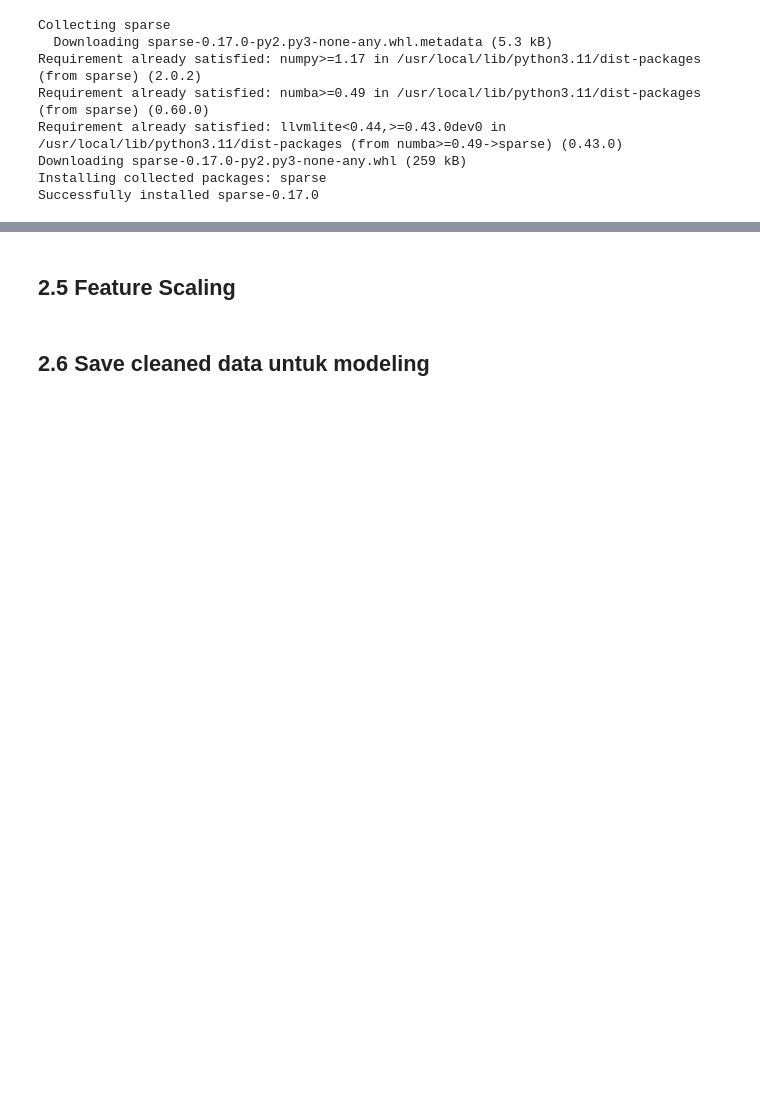
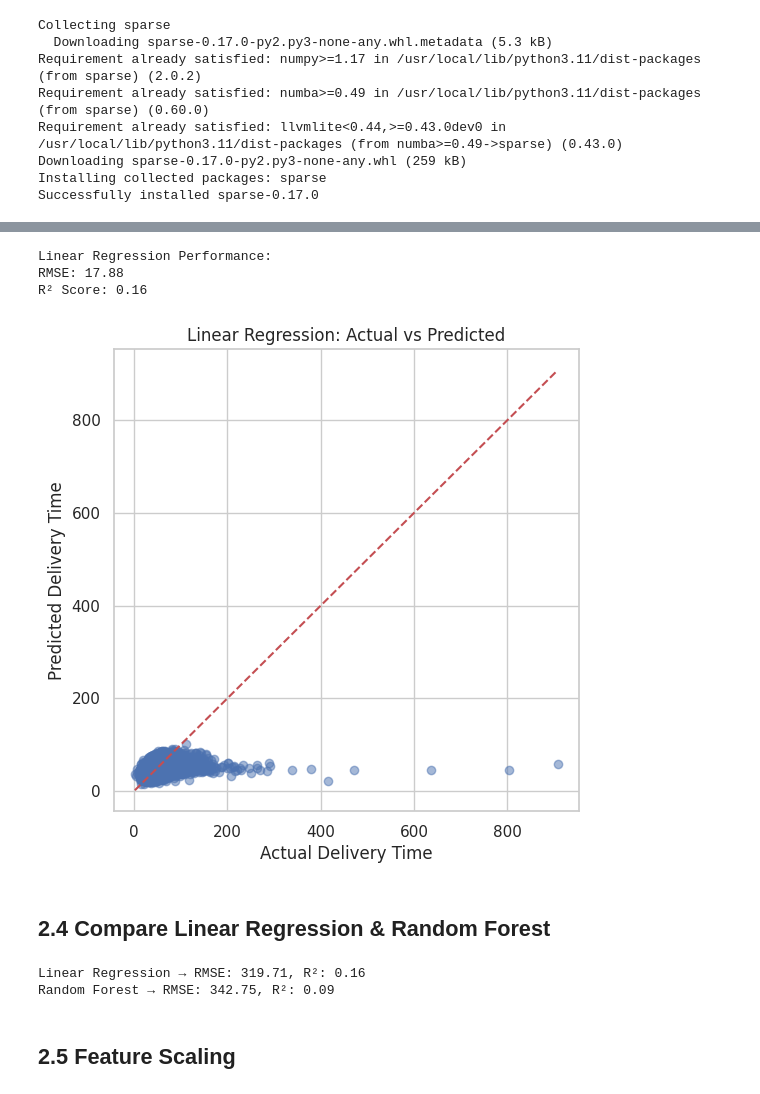
Before and after one commit to heyitzrizki/final-project-ds49-group3, a Jupyter notebook: eda & preprocessing/eda_&_pre_processing.ipynb, the cells around one changed output, grey strips where cells are left out. Drawn from its saved outputs; the diff is of its cells as text; code cells hidden in the pictures; blank space fills up the shorter version.

```diff
--- a/eda & preprocessing/eda_&_pre_processing.ipynb
+++ b/eda & preprocessing/eda_&_pre_processing.ipynb
@@ -831,4 +899,49 @@ NameError: name 'encoder' is not defined
+# %%
+# Initialize and train the model
+lr = LinearRegression()
+lr.fit(X_train_processed, y_train)
+
+# Predict on the test set
+y_pred_lr = lr.predict(X_test_processed)
+# %%
+# Evaluate Model
+
+mse = mean_squared_error(y_test, y_pred_lr)
+rmse = np.sqrt(mse)
+r2 = r2_score(y_test, y_pred_lr)
+
+print(f"Linear Regression Performance:")
+print(f"RMSE: {rmse:.2f}")
+print(f"R² Score: {r2:.2f}")
+# %% [output]
+Linear Regression Performance:
+RMSE: 17.88
+R² Score: 0.16
+# %%
+import matplotlib.pyplot as plt
+
+plt.figure(figsize=(6, 6))
+plt.scatter(y_test, y_pred_lr, alpha=0.5)
+plt.plot([y_test.min(), y_test.max()], [y_test.min(), y_test.max()], 'r--')
+plt.xlabel("Actual Delivery Time")
+plt.ylabel("Predicted Delivery Time")
+plt.title("Linear Regression: Actual vs Predicted")
+plt.grid(True)
+plt.show()
+# %% [output]
+[figure, added]
+# %% [markdown]
+## 2.4 Compare Linear Regression & Random Forest
+# %%
+def evaluate(y_true, y_pred, model_name):
+    rmse = mean_squared_error(y_true, y_pred)
+    r2 = r2_score(y_true, y_pred)
+    print(f"{model_name} → RMSE: {rmse:.2f}, R²: {r2:.2f}")
+
+evaluate(y_test, y_pred_lr, "Linear Regression")
+evaluate(y_test, y_pred, "Random Forest")
+# %% [output]
+Linear Regression → RMSE: 319.71, R²: 0.16
+Random Forest → RMSE: 342.75, R²: 0.09
 # %% [markdown]
 ## 2.5 Feature Scaling
-# %% [markdown]
-## 2.6 Save cleaned data untuk modeling
```
Also changed, not shown: parts of 21 cells of this notebook.
